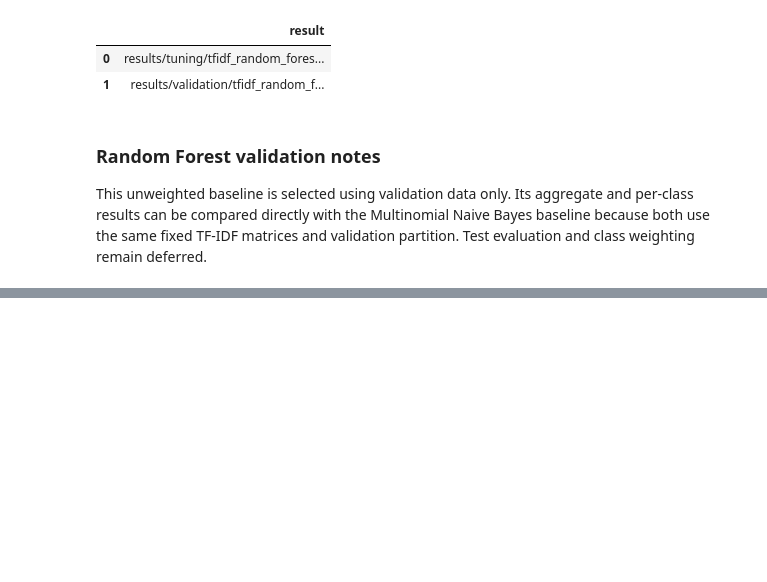
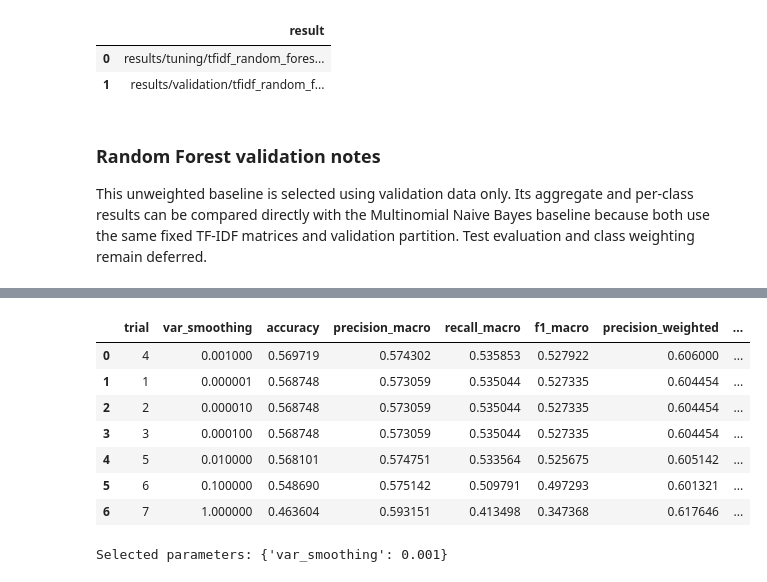
Before and after one commit to iAboud98/arabic-sentiment-analysis, a Jupyter notebook: notebooks/arabic_sentiment_analysis.ipynb, the cells around one changed output, grey strips where cells are left out. Drawn from its saved outputs; the diff is of its cells as text; code cells hidden in the pictures; blank space fills up the shorter version.

```diff
--- a/notebooks/arabic_sentiment_analysis.ipynb
+++ b/notebooks/arabic_sentiment_analysis.ipynb
@@ -1890,0 +1895,53 @@ This unweighted baseline is selected using validation data only. Its aggregate a
+# %%
+gnb_search_space = CONFIG["models"]["gaussian_nb"]["search_space"]
+gnb_parameter_candidates = list(ParameterGrid(gnb_search_space))
+if not gnb_parameter_candidates:
+    raise ValueError("The Gaussian Naive Bayes search space is empty.")
+
+gnb_tuning_rows = []
+for trial_number, parameters in enumerate(gnb_parameter_candidates, start=1):
+    candidate_model = GaussianNB(**parameters)
+    candidate_model.fit(WORD2VEC_DOCUMENT_MATRICES["train"], TFIDF_TARGETS["train"])
+    validation_predictions = candidate_model.predict(
+        WORD2VEC_DOCUMENT_MATRICES["validation"]
+    )
+    gnb_tuning_rows.append(
+        {
+            "trial": trial_number,
+            **parameters,
+            **aggregate_classification_metrics(
+                TFIDF_TARGETS["validation"], validation_predictions
+            ),
+        }
+    )
+
+gnb_tuning_results = (
+    pd.DataFrame(gnb_tuning_rows)
+    .sort_values(
+        ["f1_macro", "f1_weighted", "accuracy", "trial"],
+        ascending=[False, False, False, True],
+        kind="mergesort",
+    )
+    .reset_index(drop=True)
+)
+best_gnb_trial = int(gnb_tuning_results.iloc[0]["trial"])
+BEST_WORD2VEC_GNB_PARAMETERS = dict(gnb_parameter_candidates[best_gnb_trial - 1])
+BEST_WORD2VEC_GNB = GaussianNB(**BEST_WORD2VEC_GNB_PARAMETERS).fit(
+    WORD2VEC_DOCUMENT_MATRICES["train"], TFIDF_TARGETS["train"]
+)
+WORD2VEC_GNB_VALIDATION_PREDICTIONS = BEST_WORD2VEC_GNB.predict(
+    WORD2VEC_DOCUMENT_MATRICES["validation"]
+)
+
+display(gnb_tuning_results.round(6))
+print(f"Selected parameters: {BEST_WORD2VEC_GNB_PARAMETERS}")
+# %% [output]
+|  | trial | var_smoothing | accuracy | precision_macro | recall_macro | f1_macro | precision_weighted | ... |
+| 0 | 4 | 0.001000 | 0.569719 | 0.574302 | 0.535853 | 0.527922 | 0.606000 | ... |
+| 1 | 1 | 0.000001 | 0.568748 | 0.573059 | 0.535044 | 0.527335 | 0.604454 | ... |
+| 2 | 2 | 0.000010 | 0.568748 | 0.573059 | 0.535044 | 0.527335 | 0.604454 | ... |
+| 3 | 3 | 0.000100 | 0.568748 | 0.573059 | 0.535044 | 0.527335 | 0.604454 | ... |
+| 4 | 5 | 0.010000 | 0.568101 | 0.574751 | 0.533564 | 0.525675 | 0.605142 | ... |
+| 5 | 6 | 0.100000 | 0.548690 | 0.575142 | 0.509791 | 0.497293 | 0.601321 | ... |
+| 6 | 7 | 1.000000 | 0.463604 | 0.593151 | 0.413498 | 0.347368 | 0.617646 | ... |
+Selected parameters: {'var_smoothing': 0.001}
```
Also changed, not shown: parts of 5 cells of this notebook, 3 other files.
